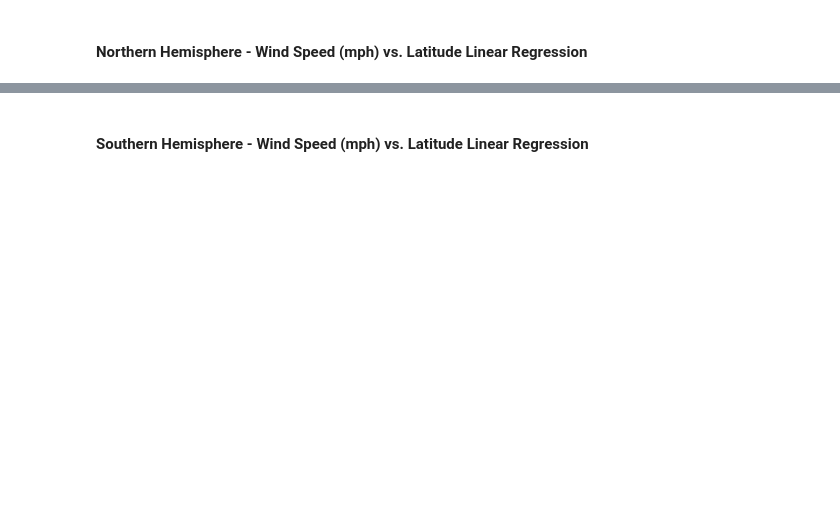
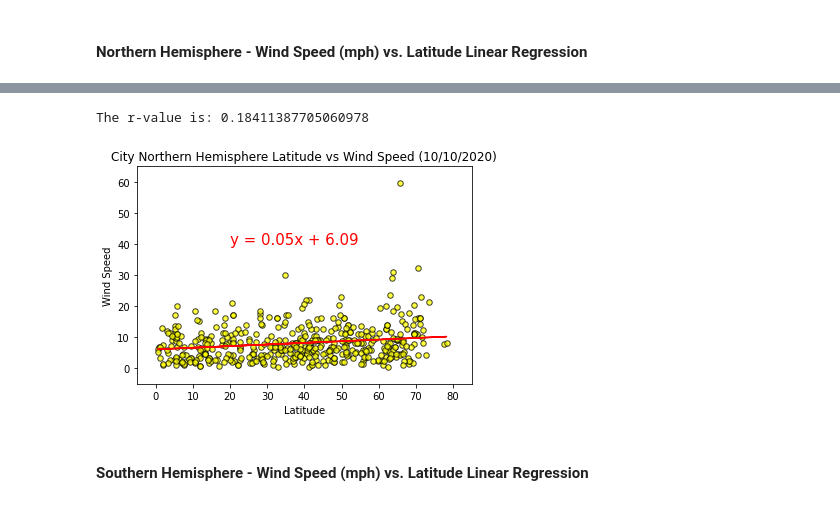
Before and after one commit to JeniLam/Python_API_Challenge, a Jupyter notebook: WeatherPy/WeatherPy.ipynb, the cells around one changed output, grey strips where cells are left out. Cells and saved outputs as stored; diff of their text form; code cells hidden in the pictures; blank space fills up the shorter version.

```diff
--- a/WeatherPy/WeatherPy.ipynb
+++ b/WeatherPy/WeatherPy.ipynb
@@ -451,2 +493,29 @@ The r-value is: 0.04019723576144484
+# %%
+northern_hem = city_data.loc[city_data['Latitude']>=0]
+
+x_values = northern_hem['Latitude']
+y_values = northern_hem['Wind Speed']
+
+(slope, intercept, rvalue, pvalue, stderr) = linregress(x_values, y_values)
+regress_values = x_values * slope + intercept
+line_eq = "y = " + str(round(slope,2)) + "x + " + str(round(intercept,2))
+
+plt.scatter(x_values, y_values, marker="o", facecolors="yellow", edgecolors="black",
+            s=30, alpha=0.75)
+plt.plot(x_values,regress_values,"r-")
+plt.annotate(line_eq,(20,40),fontsize=15,color="red")
+plt.xlim(-5, 85)
+plt.ylim(-5,65 )
+plt.title('City Northern Hemisphere Latitude vs Wind Speed (10/10/2020)')
+plt.xlabel('Latitude')
+plt.ylabel('Wind Speed')
+plt.savefig('Outputs/Lat_vs_Wind_Northern.png')
+
+print(f'The r-value is: {rvalue}')
+
+plt.show()
+# %% [output]
+The r-value is: 0.18411387705060978
+[figure, added]
 # %% [markdown]
 ####  Southern Hemisphere - Wind Speed (mph) vs. Latitude Linear Regression
```
Also changed, not shown: parts of 13 cells of this notebook, 6 other files.
